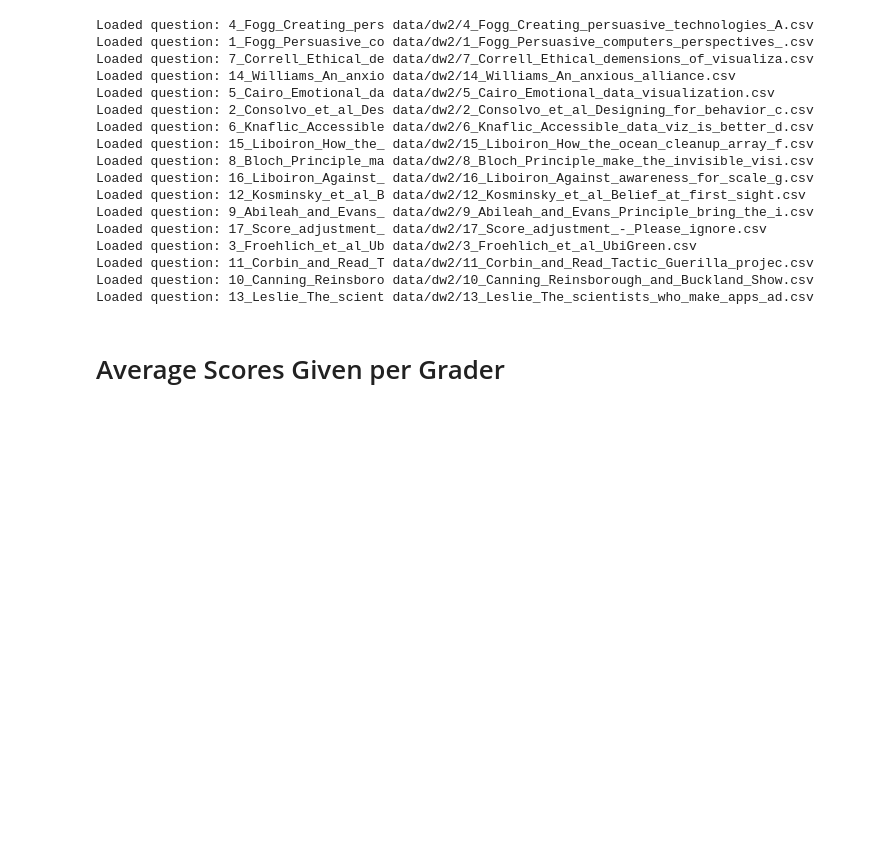
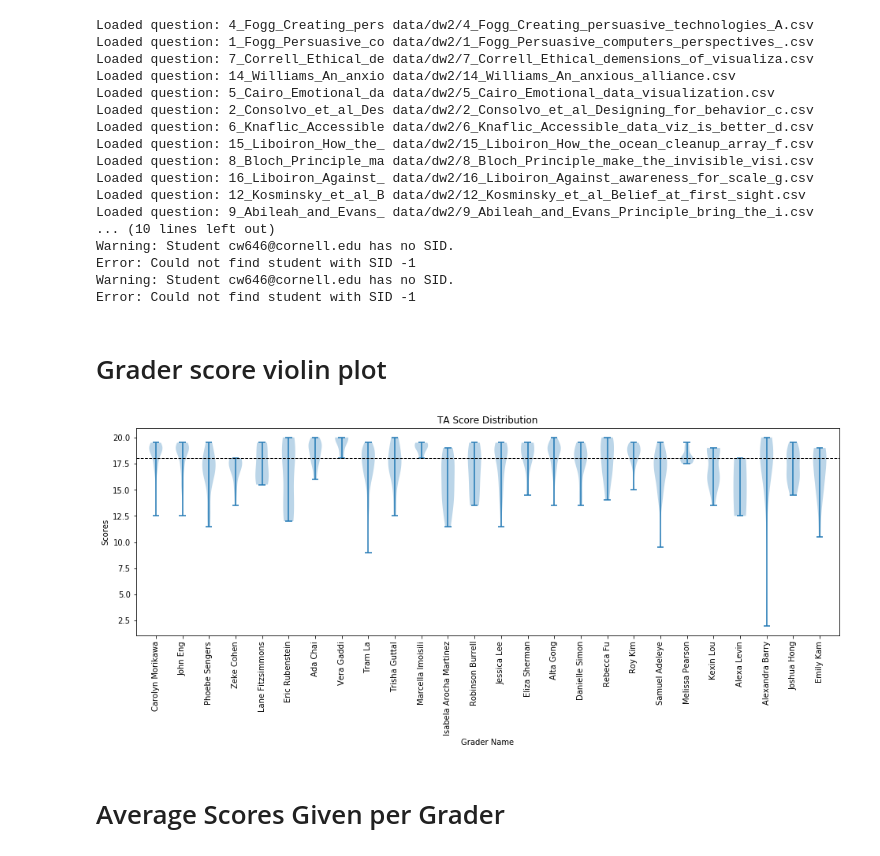
Before and after one commit to ianarawjo/INFO-4240-Grading-Tools, a Jupyter notebook: Analysis.ipynb, the cells around one changed output. Cells and saved outputs as stored; diff of their text form; code cells hidden in the pictures; blank space fills up the shorter version.

Commit message:
Violin plot and TA analysis

```diff
--- a/Analysis.ipynb
+++ b/Analysis.ipynb
@@ -3,9 +3,10 @@ import numpy as np
 import matplotlib.pyplot as plt
 %matplotlib inline
 # %%
-from grades import load_grades
+from grades import load_grades, ta_stats, to_pandas
 
-grades_df, rubric, questions = load_grades("rubrics/workbook2.json", "data/dw2", to_pandas_df=True)
+grades, rubric, questions = load_grades("rubrics/dw2.json", "data/dw2")
+grades_df = to_pandas(grades)
 # %% [output]
 Loaded question: 4_Fogg_Creating_pers data/dw2/4_Fogg_Creating_persuasive_technologies_A.csv
 Loaded question: 1_Fogg_Persuasive_co data/dw2/1_Fogg_Persuasive_computers_perspectives_.csv
@@ -19,14 +20,48 @@ Loaded question: 8_Bloch_Principle_ma data/dw2/8_Bloch_Principle_make_the_invisi
 Loaded question: 16_Liboiron_Against_ data/dw2/16_Liboiron_Against_awareness_for_scale_g.csv
 Loaded question: 12_Kosminsky_et_al_B data/dw2/12_Kosminsky_et_al_Belief_at_first_sight.csv
 Loaded question: 9_Abileah_and_Evans_ data/dw2/9_Abileah_and_Evans_Principle_bring_the_i.csv
-Loaded question: 17_Score_adjustment_ data/dw2/17_Score_adjustment_-_Please_ignore.csv
-Loaded question: 3_Froehlich_et_al_Ub data/dw2/3_Froehlich_et_al_UbiGreen.csv
-Loaded question: 11_Corbin_and_Read_T data/dw2/11_Corbin_and_Read_Tactic_Guerilla_projec.csv
-Loaded question: 10_Canning_Reinsboro data/dw2/10_Canning_Reinsborough_and_Buckland_Show.csv
-Loaded question: 13_Leslie_The_scient data/dw2/13_Leslie_The_scientists_who_make_apps_ad.csv
+... (10 lines left out)
+Warning: Student cw646@cornell.edu has no SID.
+Error: Could not find student with SID -1
+Warning: Student cw646@cornell.edu has no SID.
+Error: Could not find student with SID -1
 # %%
 # Print loaded grades
 grades_df
+# %% [markdown]
+# Grader score violin plot
+# %%
+def set_axis_style(ax, labels):
+    ax.xaxis.set_tick_params(direction='out')
+    ax.xaxis.set_ticks_position('bottom')
+    ax.set_xticks(np.arange(1, len(labels) + 1))
+    ax.set_xticklabels(labels)
+    ax.set_xlim(0.25, len(labels) + 0.75)
+    ax.set_xlabel('Grader Name')
+
+# create test data
+graders_scores = ta_stats(grades)
+data = np.array([np.array(sorted(s)) for _, s in graders_scores.items()])
+total_mean = np.median(np.hstack(data))
+
+fig, ax1 = plt.subplots(nrows=1, ncols=1, figsize=(16, 5), sharey=True)
+
+ax1.set_title('TA Score Distribution')
+ax1.set_ylabel('Scores')
+plt.xticks(rotation = 90) # Rotates X-Axis Ticks by 45-degrees
+ax1.violinplot(data)
+
+plt.axhline(y=total_mean, color='k', linestyle='dashed', linewidth=1)
+
+# set style for the axes
+labels = [g for g, _ in graders_scores.items()]
+for ax in [ax1]:
+    set_axis_style(ax, labels)
+
+plt.subplots_adjust(bottom=0.15, wspace=0.05)
+plt.show()
+# %% [output]
+[figure, added]
 # %% [markdown]
 # Average Scores Given per Grader
 # %%
```
Also changed, not shown: 1 other file.
